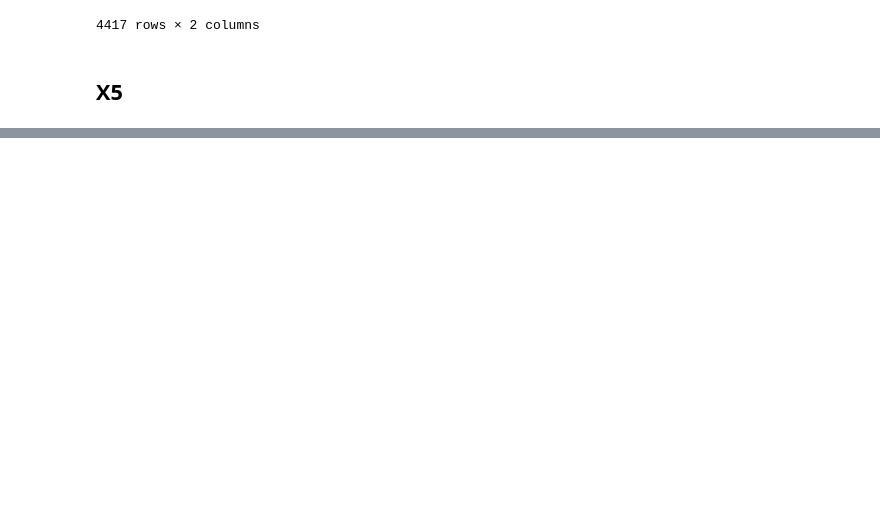
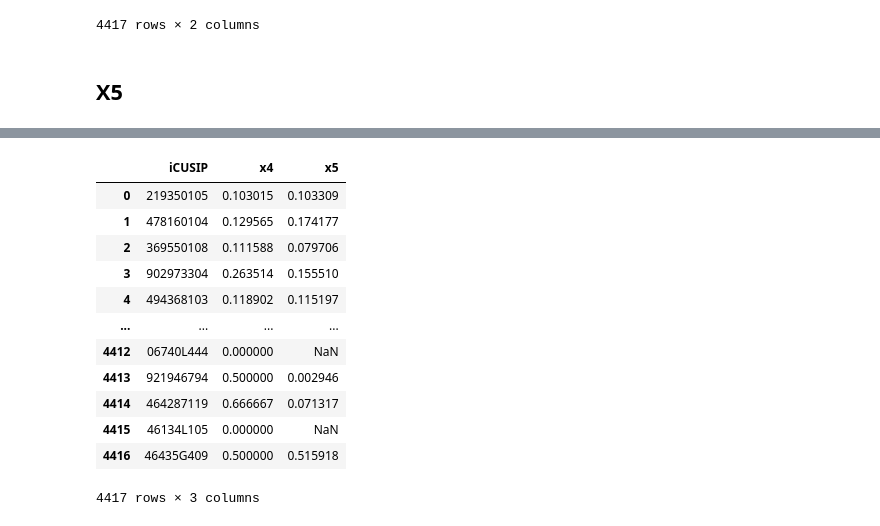
Before and after one commit to jingde-wan/rebalanced-portfolio, a Jupyter notebook: scripts/x45.ipynb, the cells around one changed output, grey strips where cells are left out. Saved outputs shown, nothing was run; the diff lists cells and outputs as text; code cells hidden in the pictures; blank space fills up the shorter version.

```diff
--- a/scripts/x45.ipynb
+++ b/scripts/x45.ipynb
@@ -145,5 +144,19 @@ df_X5
 | 4416 | 46435G409 | 0.515918 |
 4417 rows × 2 columns
 # %%
-df_X4_5 = pd.merge(df_X4, df_X5, on = "pSP_CUSIP")
+df_X4_5 = pd.merge(df_X4, df_X5, on = "iCUSIP")
 df_X4_5
+# %% [output]
+|  | iCUSIP | x4 | x5 |
+| 0 | 219350105 | 0.103015 | 0.103309 |
+| 1 | 478160104 | 0.129565 | 0.174177 |
+| 2 | 369550108 | 0.111588 | 0.079706 |
+| 3 | 902973304 | 0.263514 | 0.155510 |
+| 4 | 494368103 | 0.118902 | 0.115197 |
+| ... | ... | ... | ... |
+| 4412 | 06740L444 | 0.000000 | NaN |
+| 4413 | 921946794 | 0.500000 | 0.002946 |
+| 4414 | 464287119 | 0.666667 | 0.071317 |
+| 4415 | 46134L105 | 0.000000 | NaN |
+| 4416 | 46435G409 | 0.500000 | 0.515918 |
+4417 rows × 3 columns
```
Also changed, not shown: parts of 7 cells of this notebook.
